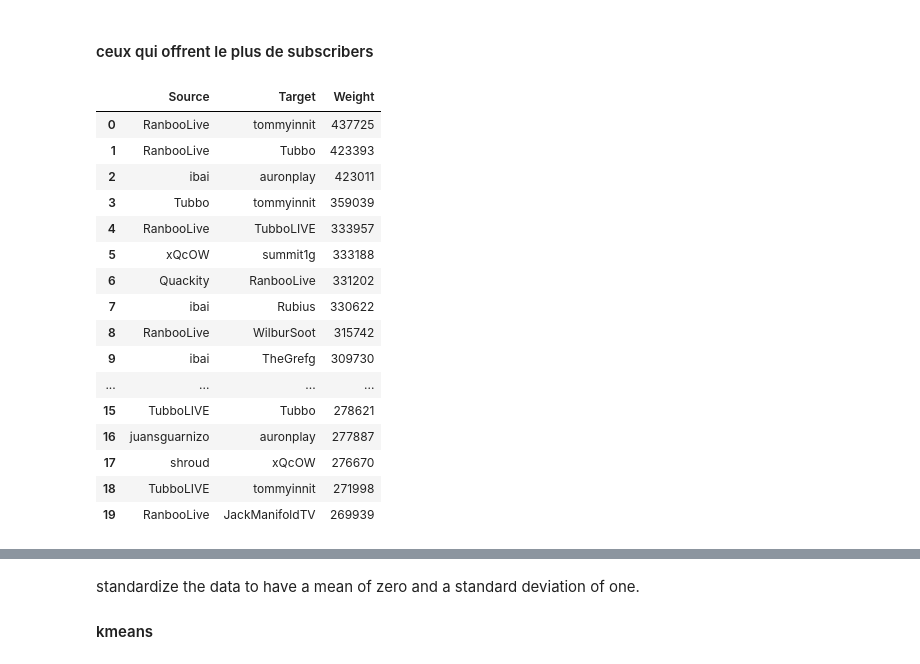
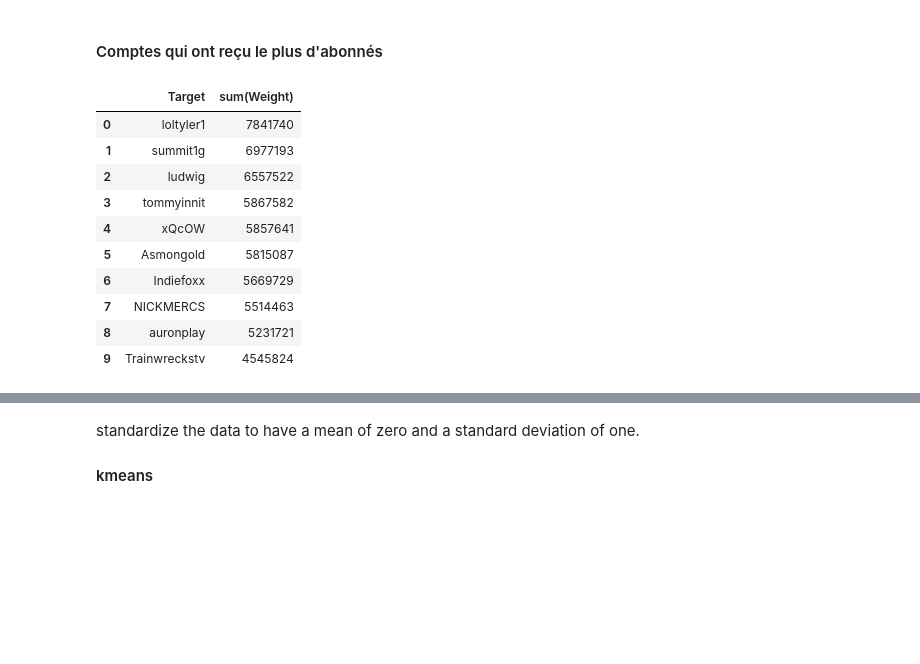
Before and after one commit to 13shadesoface/twitch_networks, a Jupyter notebook: Twitch Spark.ipynb, the cells around one changed output, grey strips where cells are left out. Drawn from its saved outputs; the diff is of its cells as text; code cells hidden in the pictures; blank space fills up the shorter version.

```diff
--- a/Twitch Spark.ipynb
+++ b/Twitch Spark.ipynb
@@ -70,22 +60,16 @@ df_edges.groupBy("Target").count().sort(desc("count")).limit(20).toPandas()
-# %% [markdown]
-#### ceux qui offrent le plus de subscribers
-# %%
-df_edges.sort(desc("Weight")).limit(20).toPandas()
-# %% [output]
-|  | Source | Target | Weight |
-| 0 | RanbooLive | tommyinnit | 437725 |
-| 1 | RanbooLive | Tubbo | 423393 |
-| 2 | ibai | auronplay | 423011 |
-| 3 | Tubbo | tommyinnit | 359039 |
-| 4 | RanbooLive | TubboLIVE | 333957 |
-| 5 | xQcOW | summit1g | 333188 |
-| 6 | Quackity | RanbooLive | 331202 |
-| 7 | ibai | Rubius | 330622 |
-| 8 | RanbooLive | WilburSoot | 315742 |
-| 9 | ibai | TheGrefg | 309730 |
-| ... | ... | ... | ... |
-| 15 | TubboLIVE | Tubbo | 278621 |
-| 16 | juansguarnizo | auronplay | 277887 |
-| 17 | shroud | xQcOW | 276670 |
-| 18 | TubboLIVE | tommyinnit | 271998 |
-| 19 | RanbooLive | JackManifoldTV | 269939 |
+# %% [markdown]
+#### Comptes qui ont reçu le plus d'abonnés
+# %%
+df_edges.groupBy("Target").sum("Weight").sort(desc("sum(Weight)")).limit(10).toPandas()
+# %% [output]
+|  | Target | sum(Weight) |
+| 0 | loltyler1 | 7841740 |
+| 1 | summit1g | 6977193 |
+| 2 | ludwig | 6557522 |
+| 3 | tommyinnit | 5867582 |
+| 4 | xQcOW | 5857641 |
+| 5 | Asmongold | 5815087 |
+| 6 | Indiefoxx | 5669729 |
+| 7 | NICKMERCS | 5514463 |
+| 8 | auronplay | 5231721 |
+| 9 | Trainwreckstv | 4545824 |
```
Also changed, not shown: parts of 38 cells of this notebook, 1 other file.
